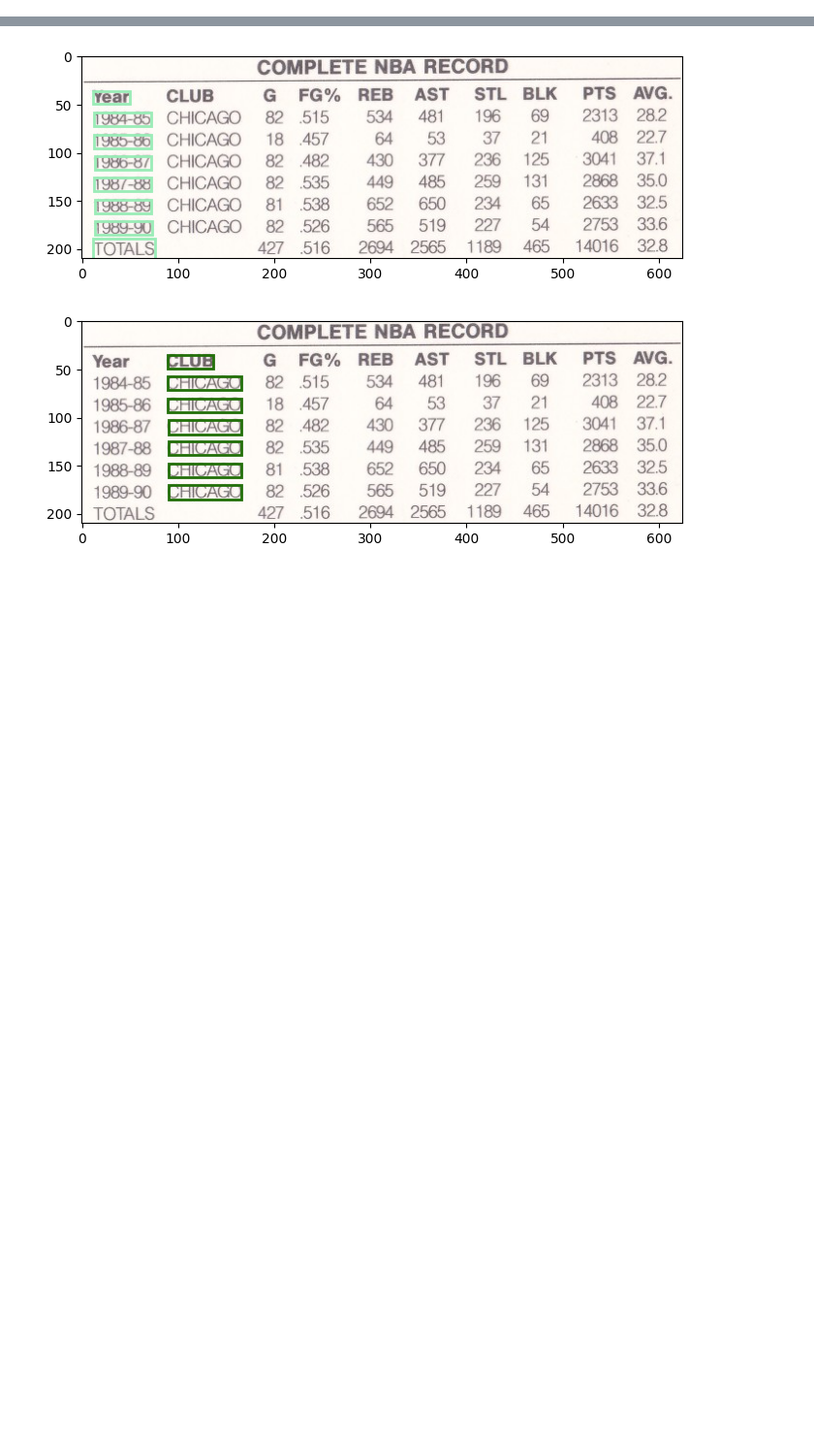
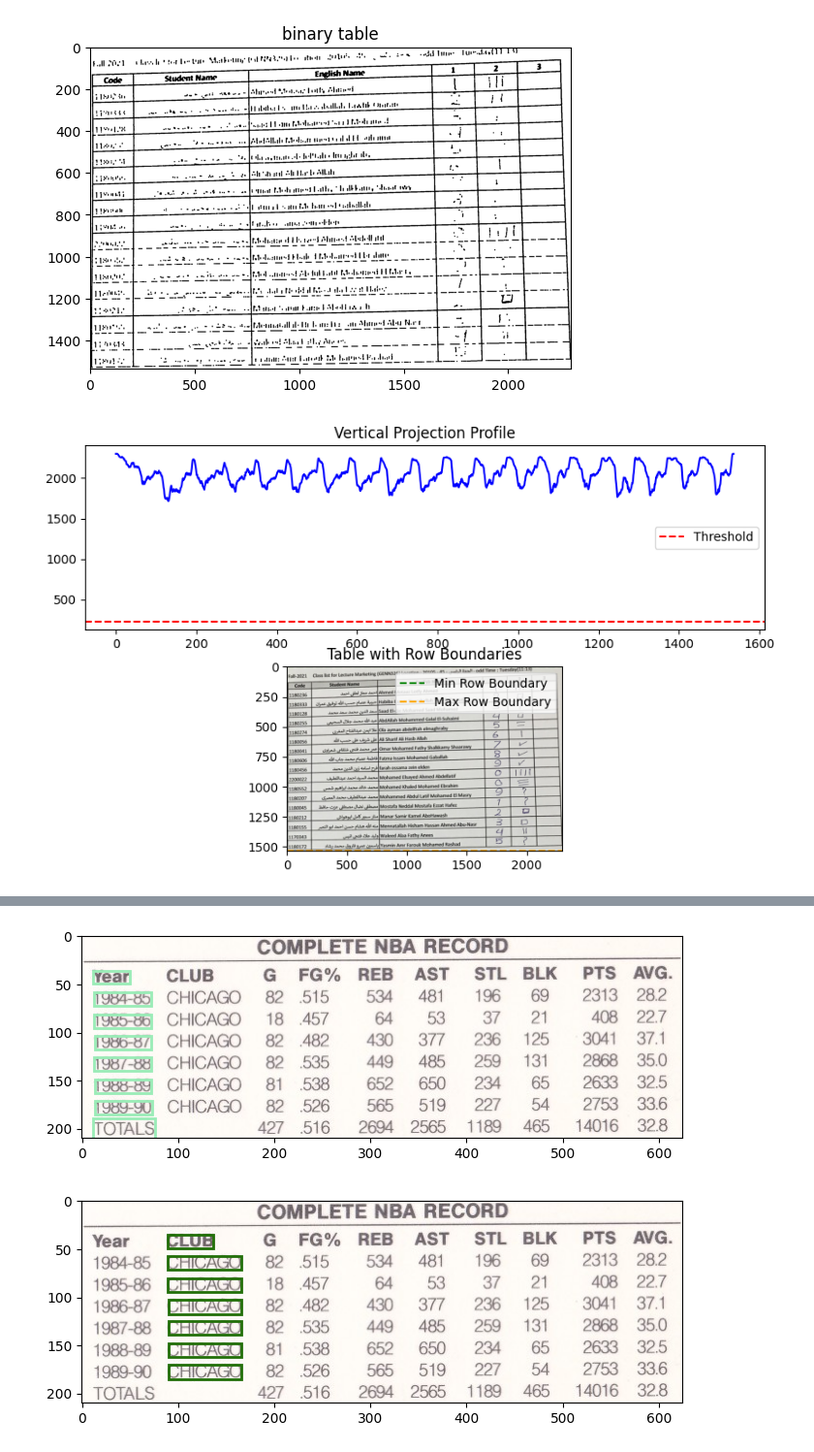
Before and after one commit to Ahmed-Hodhod/Grades-Sheet-OCR, a Jupyter notebook: ocr-experiment.ipynb, the cells around one changed output, grey strips where cells are left out. Shown at 97% size. Drawn from its saved outputs; the diff is of its cells as text; code cells hidden in the pictures; blank space fills up the shorter version.

```diff
--- a/ocr-experiment.ipynb
+++ b/ocr-experiment.ipynb
@@ -142,3 +148,48 @@ plt.show()
+# %%
+import numpy as np
+import matplotlib.pyplot as plt
+from skimage import io, color, filters, morphology, measure
+
+# Assuming 'table' is your image
+
+# Convert the table to grayscale
+table_gray = color.rgb2gray(table)
+
+# Threshold the image to obtain binary text regions
+binary_table = table_gray > filters.threshold_otsu(table_gray)
+
+# Perform morphological closing to connect nearby text elements
+binary_table_closed = morphology.closing(binary_table, morphology.square(5))
+show_images([binary_table_closed], ["binary table"])
+
+# Sum along the columns to get a 1D array representing the vertical projection profile
+column_profile = np.sum(binary_table_closed, axis=1)
+
+# Set a threshold to identify the column boundaries
+threshold = 0.1 * np.max(column_profile)
+column_boundaries = np.where(column_profile > threshold)[0]
+
+# Extract the first and last column boundaries
+min_row = column_boundaries[0]
+max_row = column_boundaries[-1]
+
+# Plot the vertical projection profile and boundaries for visualization
+fig, (ax1, ax2) = plt.subplots(2, 1, figsize=(10, 6))
+ax1.plot(column_profile, color='blue')
+ax1.axhline(y=threshold, color='red', linestyle='--', label='Threshold')
+ax1.legend()
+ax1.set_title('Vertical Projection Profile')
+
+ax2.imshow(table, cmap='gray')
+ax2.axhline(y=min_row, color='green', linestyle='--', label='Min Row Boundary')
+ax2.axhline(y=max_row, color='orange', linestyle='--', label='Max Row Boundary')
+ax2.legend()
+ax2.set_title('Table with Row Boundaries')
+
+plt.show()
+# %% [output]
+[figure, added]
+[figure, added]
 # %%
 from skimage import io, color, measure, filters
 import pytesseract
```
Also changed, not shown: parts of 5 cells of this notebook, 12 other files.
